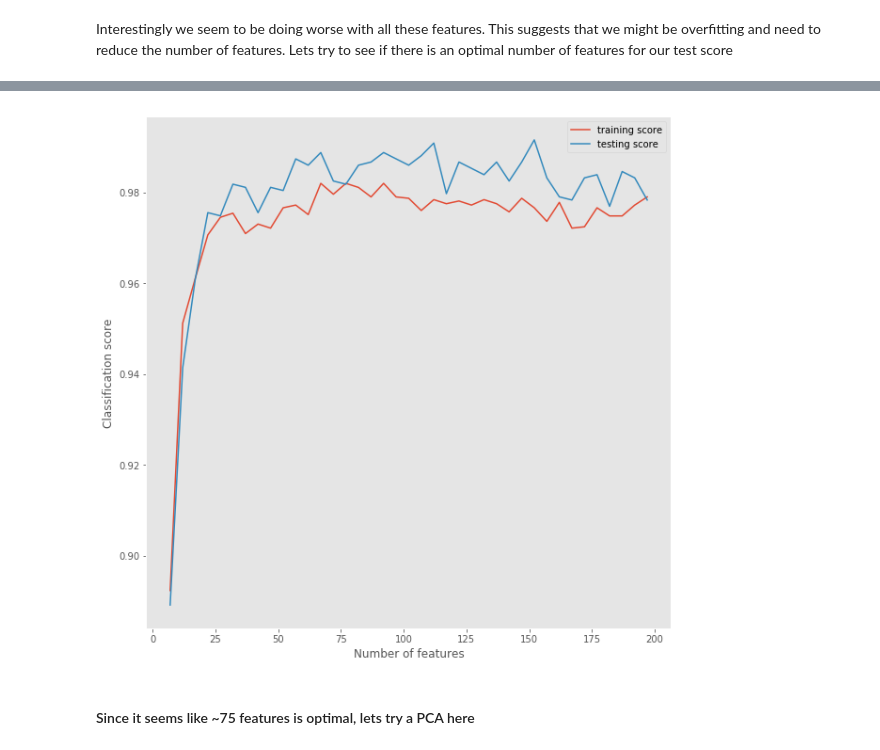
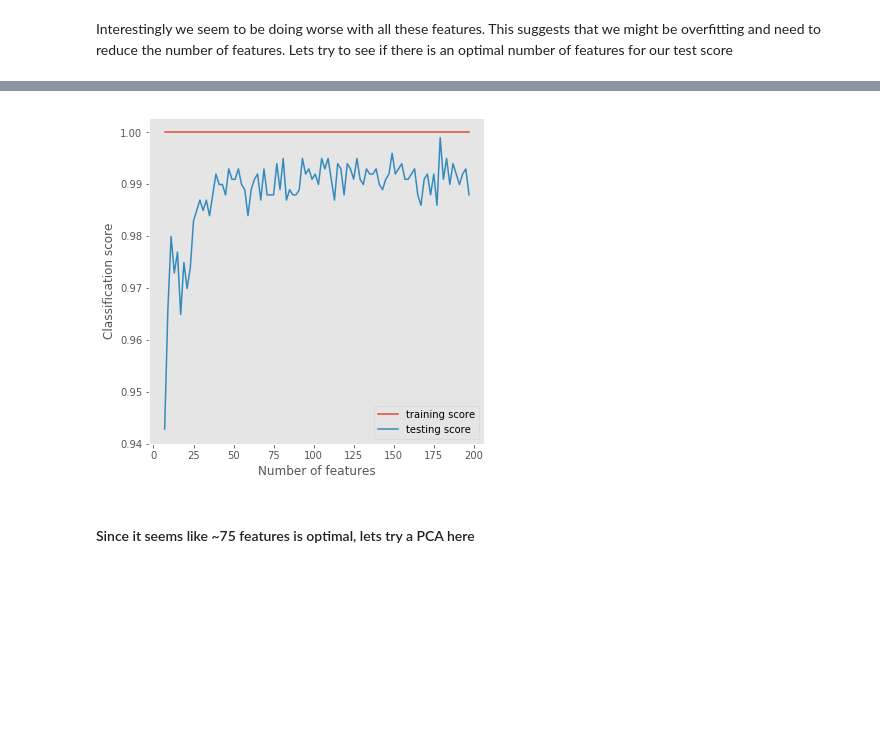
Before and after one commit to kcmeehan/BiometricsActivityClassification, a Jupyter notebook: master_features_workflow/Classification_test.ipynb, the cells around one changed output, grey strips where cells are left out. Drawn from its saved outputs; the diff is of its cells as text; code cells hidden in the pictures; blank space fills up the shorter version.

```diff
--- a/master_features_workflow/Classification_test.ipynb
+++ b/master_features_workflow/Classification_test.ipynb
@@ -61,14 +45,0 @@ for activityID in activities:
-# %%
-plt.figure(figsize=(8,6))
-plt.bar(range(len(alist)),len_activities,tick_label=activities)
-
-xoffset = -0.5
-for i in range(len(len_activities)):
-    plt.text(xoffset, len_activities[i]+5, str(len_activities[i]), color='blue', fontweight='bold')
-    xoffset += 1
-
-#plt.setp(labels, rotation=90)
-
-
-#plt.grid()
-plt.show()
@@ -100,6 +69,9 @@ X_train, X_test, y_train, y_test = train_test_split(X,activities,test_size=0.3)
 # %%
 RF = RandomForestClassifier(n_estimators=50,min_samples_split=2,min_samples_leaf=1,max_depth=12,oob_score=True)
 #note the max_features criterion here - setting this between 50 and 100 makes a small improvment to the results
+# %%
+RF = RandomForestClassifier(n_estimators=105,min_samples_leaf=1,max_depth=20,oob_score=True,class_weight='balanced_subsample',
+                           criterion='gini')
 # %%
 RF.fit(X_train,y_train)
 # %% [output]
@@ -119,7 +92,7 @@ importances = RF.feature_importances_
 args = np.flip(np.argsort(importances),axis=0)
 # %%
 features_to_keep = []
-for i in range(10):
+for i in range(len(args)):
     arg = args[i]
     print('Feature %s. Importance: %f' %(X_train.columns[arg],importances[arg]))
     features_to_keep.append(X_train.columns[arg])
@@ -141,7 +121,7 @@ RF.score(X_test,y_test)
 # %% [markdown]
 Interestingly we seem to be doing worse with all these features. This suggests that we might be overfitting and need to reduce the number of features. Lets try to see if there is an optimal number of features for our test score
 # %%
-def investigate_feature_numbers(X,Y,classifier,step_features=5,min_features=3):
+def investigate_feature_numbers(X,Y,classifier,step_features=2,min_features=5):
 
     '''
     Train the algorithm on datasets containing decreasing numbers of features in order to
@@ -154,7 +134,7 @@ def investigate_feature_numbers(X,Y,classifier,step_features=5,min_features=3):
     X_train, X_test, y_train, y_test = train_test_split(X,Y,test_size=0.3)
     classifier.fit(X_train,y_train)
 
-    train_scores = [classifier.oob_score_]
+    train_scores = [classifier.score(X_train,y_train)]
     test_scores  = [classifier.score(X_test,y_test)]
     feature_number_list = [len(X_train.columns)]
 
@@ -172,11 +152,13 @@ def investigate_feature_numbers(X,Y,classifier,step_features=5,min_features=3):
 
         X_new = X[features_to_keep]
 
+        print(len(features_to_keep))
+
         print("Training on %i features" %feature_number)
 
         X_train, X_test, y_train, y_test = train_test_split(X_new,Y,test_size=0.3)
         classifier.fit(X_train,y_train)
-        train_scores.append(classifier.oob_score_)
+        train_scores.append(classifier.score(X_train,y_train))
         test_scores.append(classifier.score(X_test,y_test))
         feature_number_list.append(len(X_new.columns))
 
@@ -187,7 +169,7 @@ def investigate_feature_numbers(X,Y,classifier,step_features=5,min_features=3):
             arg = args[i]
             features_to_keep.append(X_train.columns[arg])
 
-        if len(features_to_keep) < min_features:
+        if len(features_to_keep) <= min_features:
             return test_scores, train_scores, feature_number_list
 # %%
 test_scores, train_scores, feature_numbers = investigate_feature_numbers(X,activities,RF)
@@ -211,15 +193,15 @@ Training on 12 features
 Training on 7 features
 # %%
 plt.style.use('ggplot')
-fig = plt.figure(figsize=(10,10))
+fig = plt.figure(figsize=(6,6))
 plt.plot(feature_numbers,train_scores,label='training score')
 plt.plot(feature_numbers,test_scores,label='testing score')
 plt.legend()
 plt.xlabel('Number of features')
 plt.ylabel('Classification score')
 plt.grid(axis='both')
 # %% [output]
-[figure, old version]
+[figure, new version]
 # %% [markdown]
 #### Since it seems like ~75 features is optimal, lets try a PCA here
 # %%
```
Also changed, not shown: parts of 9 cells of this notebook, 2 other files.
